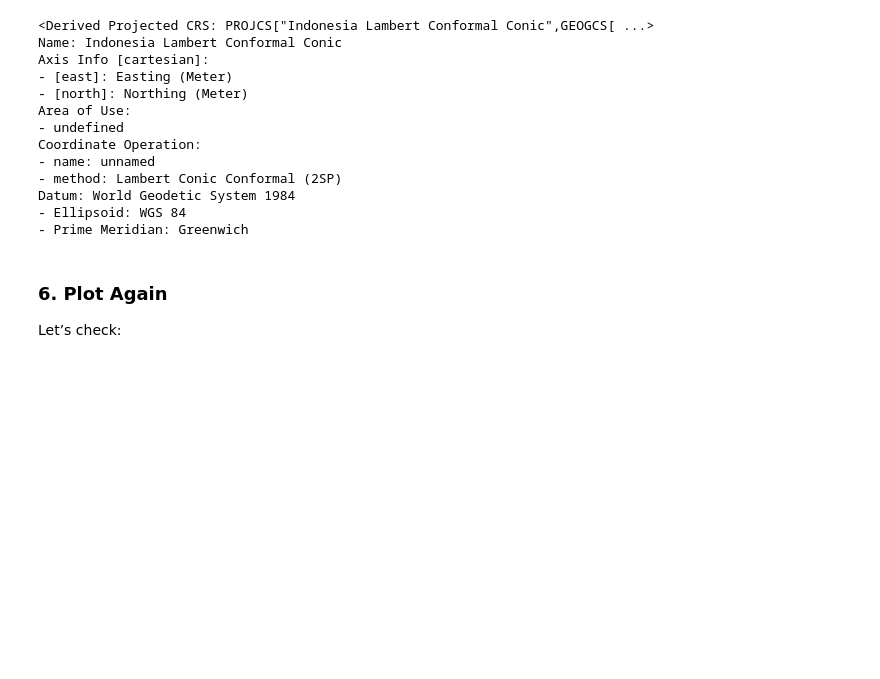
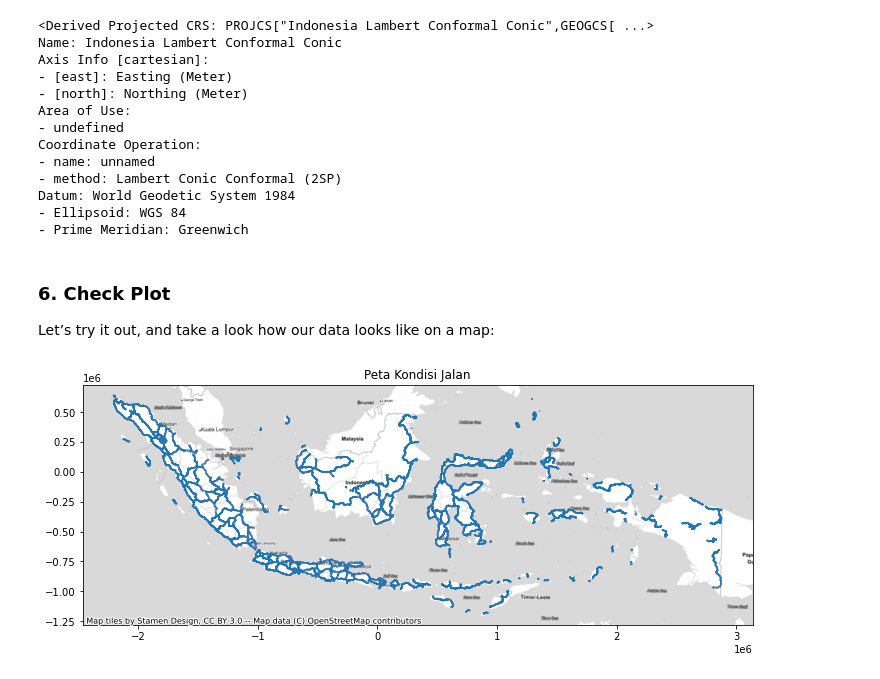
Before and after one commit to aulfik/IRI-py, a Jupyter notebook: 01-code-scripts/iri_bm.ipynb, the cells around one changed output. Cells and saved outputs as stored; diff of their text form; code cells hidden in the pictures; blank space fills up the shorter version.

```diff
--- a/01-code-scripts/iri_bm.ipynb
+++ b/01-code-scripts/iri_bm.ipynb
@@ -7,12 +15,6 @@ The dataset we will use, which has been previously mined:
 # %%
-# Import necessary modules
-import matplotlib.pyplot as plt
-import pandas as pd
-import geopandas as gpd
-from cartopy import crs as ccrs
-
 # Set filepath
-fp = "/home/aulia/Documents/python/netCDF python/Plotting CAMS nitrogen dioxide products/Centerline_IRI_2019_2_20200518.shp"
+fp = "../02-raw-data/Centerline_IRI_2019_2_20200518.shp"
 
 # Read road data file
 data = gpd.read_file(fp)
@@ -83,6 +71,18 @@ Coordinate Operation:
 Datum: World Geodetic System 1984
 - Ellipsoid: WGS 84
 - Prime Meridian: Greenwich
-# %% [markdown]
-### 6. Plot Again
-Let’s check:
+# %% [markdown]
+### 6. Check Plot
+Let’s try it out, and take a look how our data looks like on a map:
+# %%
+# create the plot
+fig, ax = plt.subplots(figsize=(12, 8))
+
+# add roads to the plot
+data.plot(ax=ax, alpha=.5)
+
+# add a title for the plot
+ax.set_title("Peta Kondisi Jalan");
+cx.add_basemap(ax, crs=data.crs, source=cx.providers.Stamen.TonerLite)
+# %% [output]
+[figure, new version]
```
Also changed, not shown: parts of 7 cells of this notebook.
